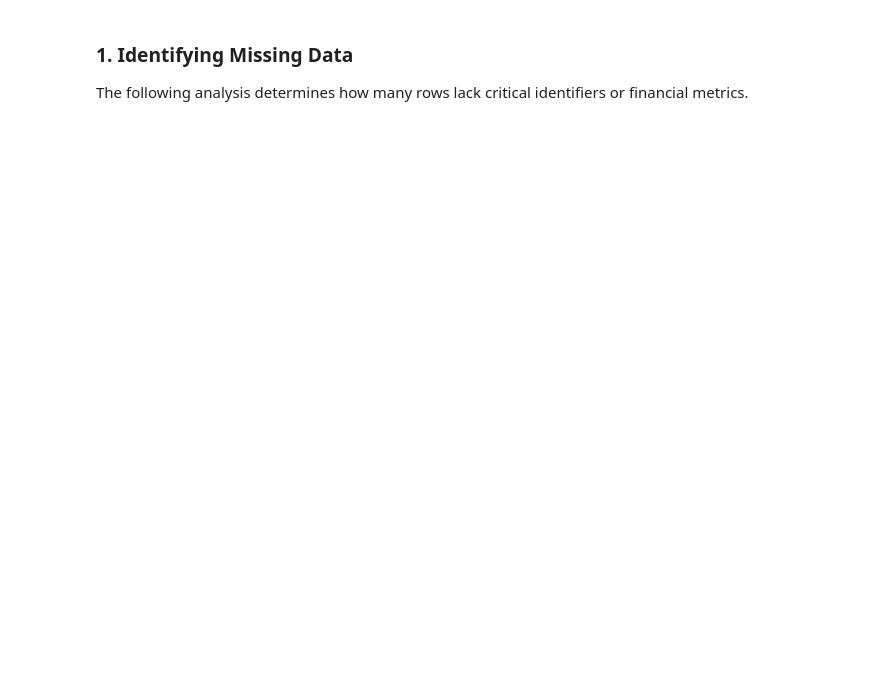
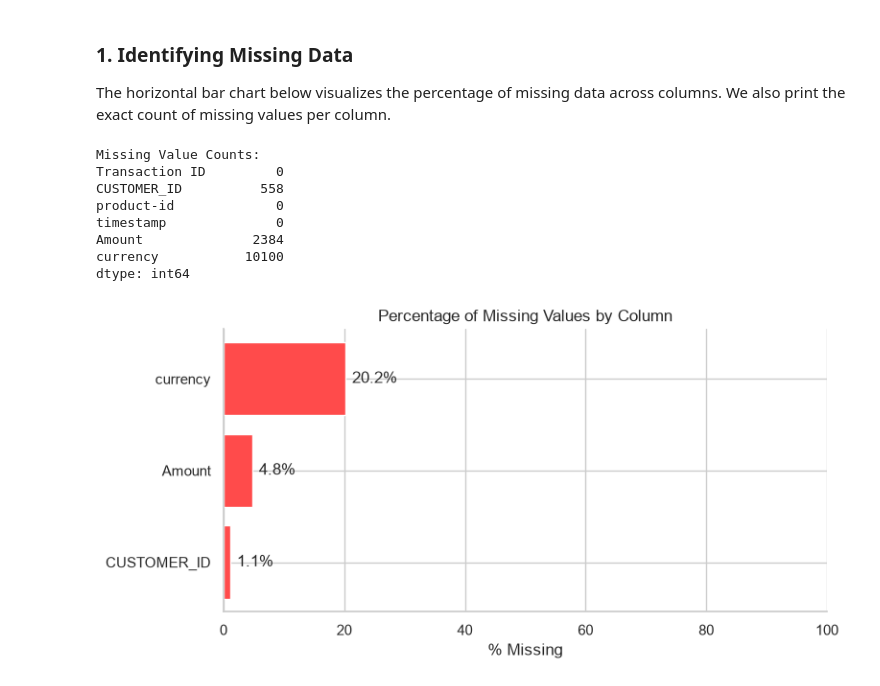
Before and after one commit to Bibek-Dhakal/data-cleanse-lite, a Jupyter notebook: notebooks/Data_Exploration_and_Cleaning.ipynb, the cells around one changed output. Drawn from its saved outputs; the diff is of its cells as text; code cells hidden in the pictures; blank space fills up the shorter version.

Commit message:
feat(notebooks): add data visualizations to EDA notebook and update wordings

```diff
--- a/notebooks/Data_Exploration_and_Cleaning.ipynb
+++ b/notebooks/Data_Exploration_and_Cleaning.ipynb
@@ -7,6 +7,9 @@ import pandas as pd
 import matplotlib.pyplot as plt
 import seaborn as sns
 
-# Assuming generate_sample_data.py has been run
+# Set visualization style
+sns.set_theme(style="whitegrid")
+
+# Load the raw data
 df = pd.read_csv('../data/unprocessed/sales_dump_1.csv')
 df.head()
@@ -13,3 +22,0 @@ df.head()
-# %% [markdown]
-### 1. Identifying Missing Data
-The following analysis determines how many rows lack critical identifiers or financial metrics.
@@ -17,0 +23,36 @@ df.isnull().sum()
+# %% [markdown]
+### 1. Identifying Missing Data
+The horizontal bar chart below visualizes the percentage of missing data across columns. We also print the exact count of missing values per column.
+# %%
+# Print exact counts
+print("Missing Value Counts:")
+print(df.isnull().sum())
+
+# Calculate missing percentages
+missing_pct = (df.isnull().sum() / len(df)) * 100
+missing_pct = missing_pct[missing_pct > 0].sort_values(ascending=True)
+
+if not missing_pct.empty:
+    plt.figure(figsize=(8, 4))
+    bars = plt.barh(missing_pct.index, missing_pct.values, color='#FF4B4B')
+
+    # Add percentage labels to bars
+    plt.bar_label(bars, fmt='%.1f%%', padding=5)
+    plt.xlim(0, 100)
+    plt.xlabel('% Missing')
+    plt.title('Percentage of Missing Values by Column', fontsize=12)
+    plt.gca().spines[['top', 'right']].set_visible(False)
+    plt.tight_layout()
+    plt.show()
+else:
+    print("No missing values found!")
+# %% [output]
+Missing Value Counts:
+Transaction ID         0
+CUSTOMER_ID          558
+product-id             0
+timestamp              0
+Amount              2384
+currency           10100
+dtype: int64
+[figure, added]
```
Also changed, not shown: parts of 10 cells of this notebook.
